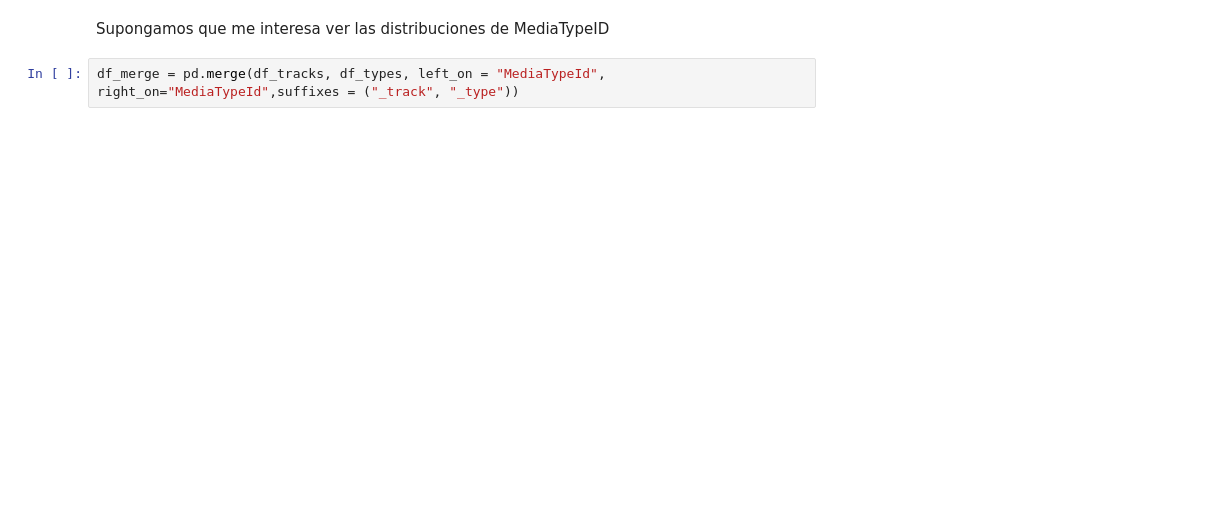
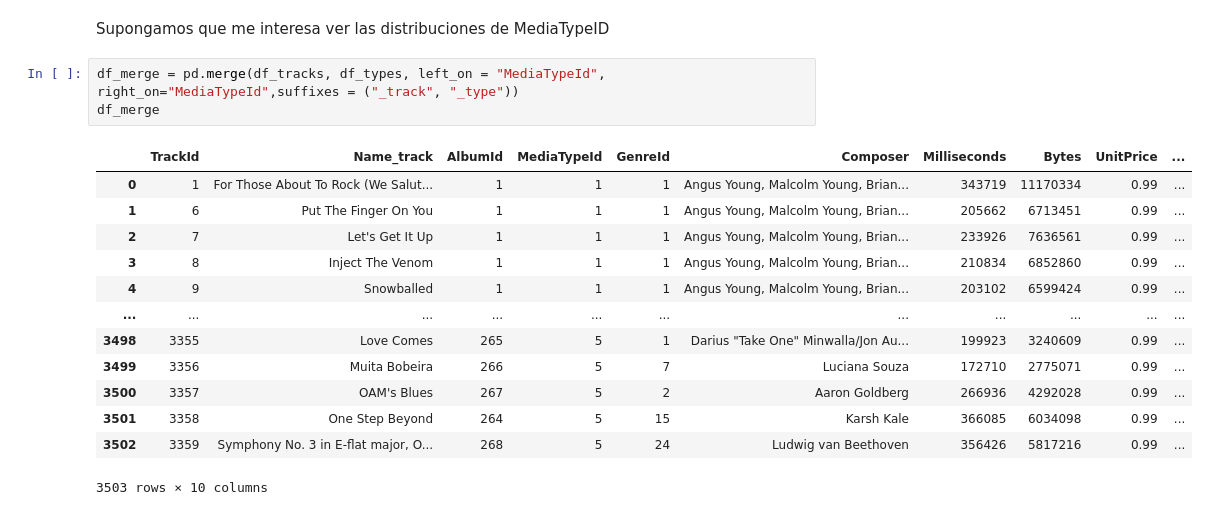
Before and after one commit to GonzaloMartin/ITBA-Certificacion-Profesional-Python, a Jupyter notebook: Clase_9 (2)_Resuelto.ipynb, the cells around one changed output. Saved outputs shown, nothing was run; the diff lists cells and outputs as text; blank space fills up the shorter version.

```diff
--- a/Clase_9 (2)_Resuelto.ipynb
+++ b/Clase_9 (2)_Resuelto.ipynb
@@ -370,6 +366,21 @@ df_tracks.Milliseconds.hist(bins=100, ax = ax)
 Supongamos que me interesa ver las distribuciones de MediaTypeID
 # %%
 df_merge = pd.merge(df_tracks, df_types, left_on = "MediaTypeId", right_on="MediaTypeId",suffixes = ("_track", "_type"))
+df_merge
+# %% [output]
+|  | TrackId | Name_track | AlbumId | MediaTypeId | GenreId | Composer | Milliseconds | Bytes | UnitPrice | ... |
+| 0 | 1 | For Those About To Rock (We Salut... | 1 | 1 | 1 | Angus Young, Malcolm Young, Brian... | 343719 | 11170334 | 0.99 | ... |
+| 1 | 6 | Put The Finger On You | 1 | 1 | 1 | Angus Young, Malcolm Young, Brian... | 205662 | 6713451 | 0.99 | ... |
+| 2 | 7 | Let's Get It Up | 1 | 1 | 1 | Angus Young, Malcolm Young, Brian... | 233926 | 7636561 | 0.99 | ... |
+| 3 | 8 | Inject The Venom | 1 | 1 | 1 | Angus Young, Malcolm Young, Brian... | 210834 | 6852860 | 0.99 | ... |
+| 4 | 9 | Snowballed | 1 | 1 | 1 | Angus Young, Malcolm Young, Brian... | 203102 | 6599424 | 0.99 | ... |
+| ... | ... | ... | ... | ... | ... | ... | ... | ... | ... | ... |
+| 3498 | 3355 | Love Comes | 265 | 5 | 1 | Darius "Take One" Minwalla/Jon Au... | 199923 | 3240609 | 0.99 | ... |
+| 3499 | 3356 | Muita Bobeira | 266 | 5 | 7 | Luciana Souza | 172710 | 2775071 | 0.99 | ... |
+| 3500 | 3357 | OAM's Blues | 267 | 5 | 2 | Aaron Goldberg | 266936 | 4292028 | 0.99 | ... |
+| 3501 | 3358 | One Step Beyond | 264 | 5 | 15 | Karsh Kale | 366085 | 6034098 | 0.99 | ... |
+| 3502 | 3359 | Symphony No. 3 in E-flat major, O... | 268 | 5 | 24 | Ludwig van Beethoven | 356426 | 5817216 | 0.99 | ... |
+3503 rows × 10 columns
 # %%
 # Horrible, a ver si lo ponemos lindo
 df_merge.Name_type.hist()
```
Also changed, not shown: parts of 4 cells of this notebook.
